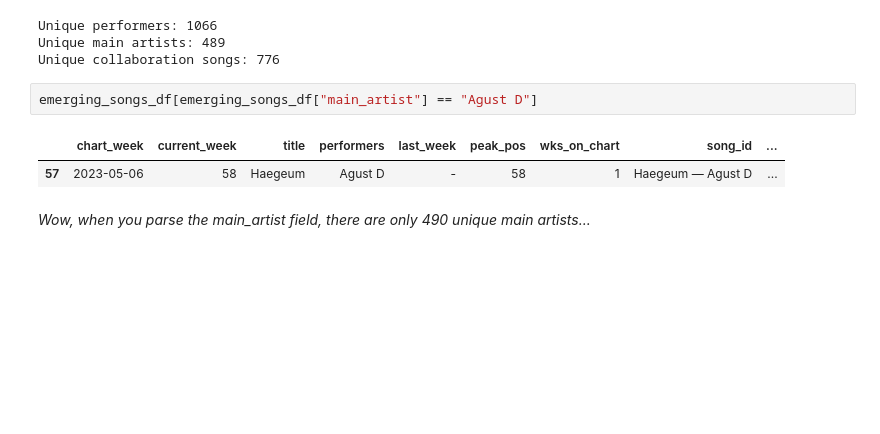
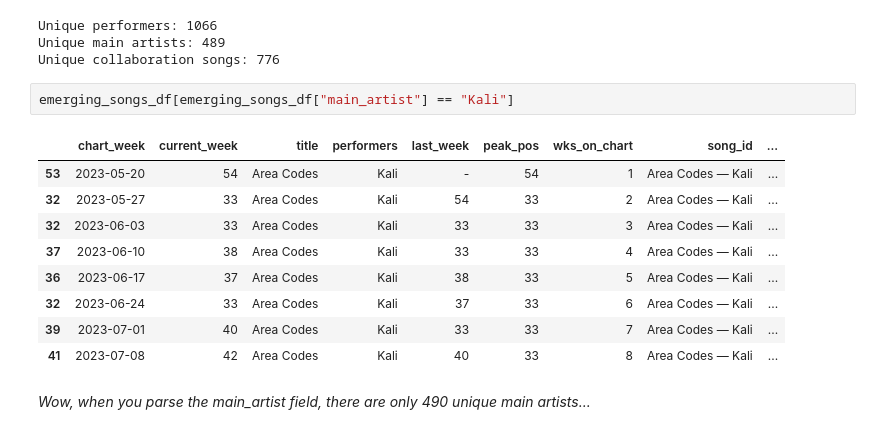
Before and after one commit to tom4sg/DURF, a Jupyter notebook: data_processing.ipynb, the cells around one changed output. Cells and saved outputs as stored; diff of their text form; blank space fills up the shorter version.

```diff
--- a/data_processing.ipynb
+++ b/data_processing.ipynb
@@ -297,10 +297,17 @@ Unique performers: 1066
 Unique main artists: 489
 Unique collaboration songs: 776
 # %%
-emerging_songs_df[emerging_songs_df["main_artist"] == "Agust D"]
+emerging_songs_df[emerging_songs_df["main_artist"] == "Kali"]
 # %% [output]
 |  | chart_week | current_week | title | performers | last_week | peak_pos | wks_on_chart | song_id | ... |
-| 57 | 2023-05-06 | 58 | Haegeum | Agust D | - | 58 | 1 | Haegeum — Agust D | ... |
+| 53 | 2023-05-20 | 54 | Area Codes | Kali | - | 54 | 1 | Area Codes — Kali | ... |
+| 32 | 2023-05-27 | 33 | Area Codes | Kali | 54 | 33 | 2 | Area Codes — Kali | ... |
+| 32 | 2023-06-03 | 33 | Area Codes | Kali | 33 | 33 | 3 | Area Codes — Kali | ... |
+| 37 | 2023-06-10 | 38 | Area Codes | Kali | 33 | 33 | 4 | Area Codes — Kali | ... |
+| 36 | 2023-06-17 | 37 | Area Codes | Kali | 38 | 33 | 5 | Area Codes — Kali | ... |
+| 32 | 2023-06-24 | 33 | Area Codes | Kali | 37 | 33 | 6 | Area Codes — Kali | ... |
+| 39 | 2023-07-01 | 40 | Area Codes | Kali | 33 | 33 | 7 | Area Codes — Kali | ... |
+| 41 | 2023-07-08 | 42 | Area Codes | Kali | 40 | 33 | 8 | Area Codes — Kali | ... |
 # %% [markdown]
 *Wow, when you parse the main_artist field, there are only 490 unique main artists...*
 # %% [markdown]
```
Also changed, not shown: 2 other files.
